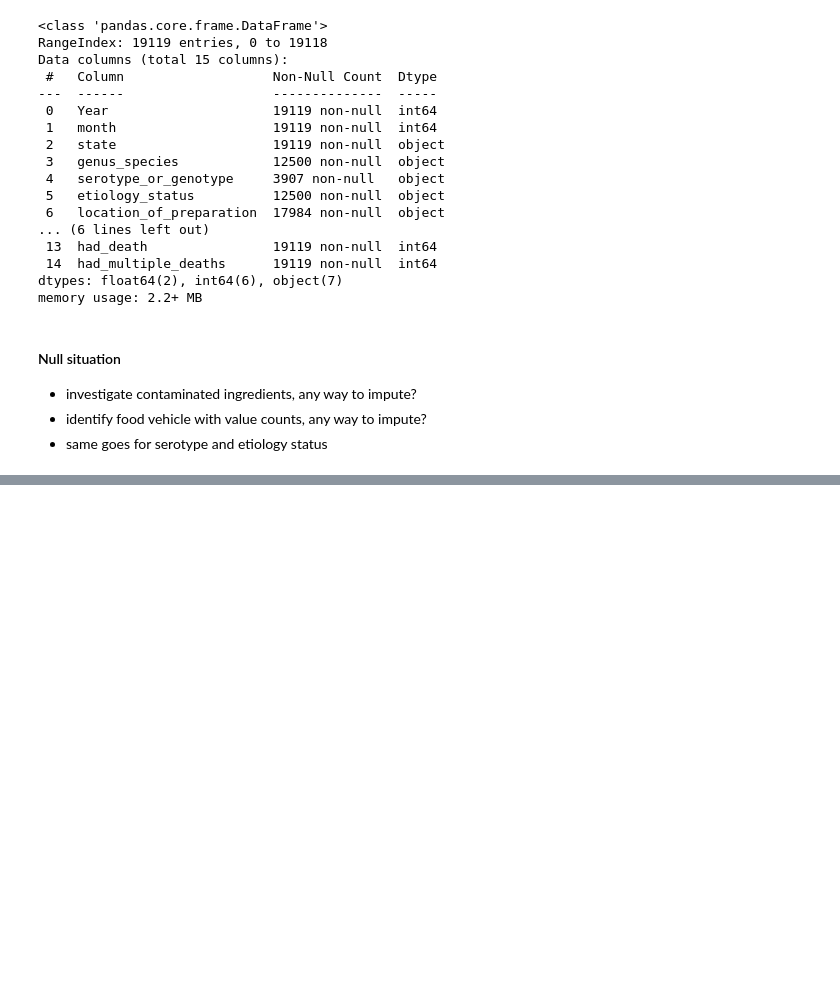
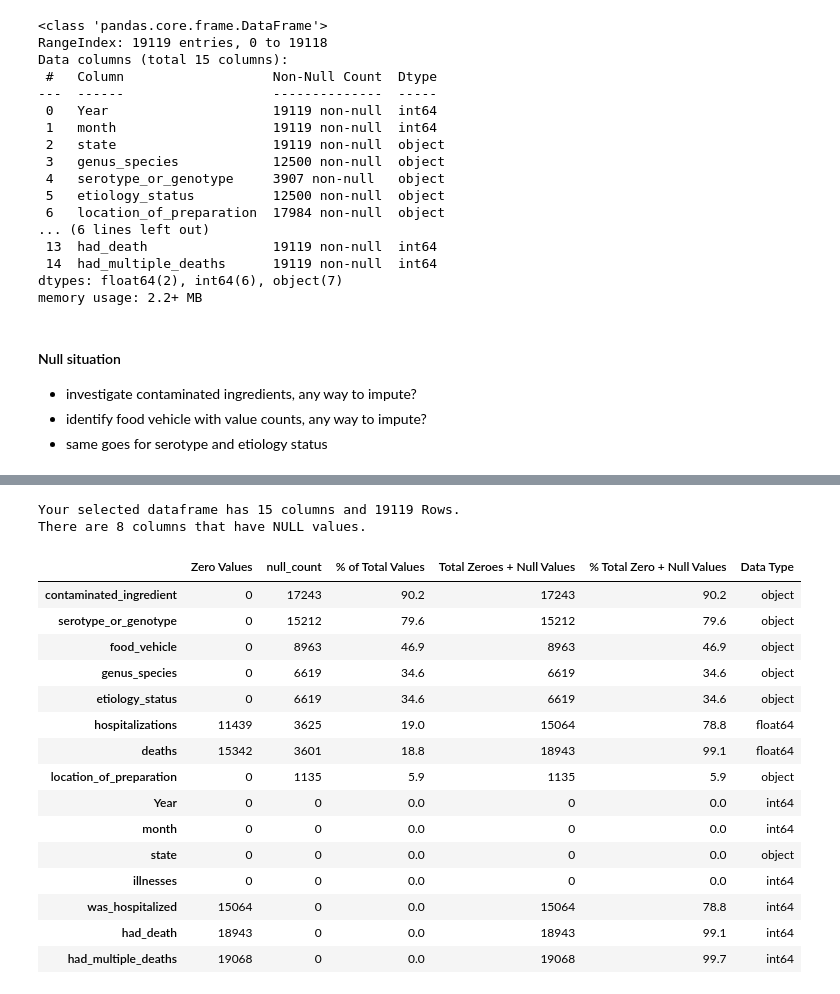
Before and after one commit to Aniastiti/food_poisoning, a Jupyter notebook: sandbox.ipynb, the cells around one changed output, grey strips where cells are left out. Cells and saved outputs as stored; diff of their text form; code cells hidden in the pictures; blank space fills up the shorter version.

```diff
--- a/sandbox.ipynb
+++ b/sandbox.ipynb
@@ -318,0 +330,21 @@ AttributeError: 'int' object has no attribute 'value_counts'
+# %%
+missing_values_table(df)
+# %% [output]
+Your selected dataframe has 15 columns and 19119 Rows.
+There are 8 columns that have NULL values.
+|  | Zero Values | null_count | % of Total Values | Total Zeroes + Null Values | % Total Zero + Null Values | Data Type |
+| contaminated_ingredient | 0 | 17243 | 90.2 | 17243 | 90.2 | object |
+| serotype_or_genotype | 0 | 15212 | 79.6 | 15212 | 79.6 | object |
+| food_vehicle | 0 | 8963 | 46.9 | 8963 | 46.9 | object |
+| genus_species | 0 | 6619 | 34.6 | 6619 | 34.6 | object |
+| etiology_status | 0 | 6619 | 34.6 | 6619 | 34.6 | object |
+| hospitalizations | 11439 | 3625 | 19.0 | 15064 | 78.8 | float64 |
+| deaths | 15342 | 3601 | 18.8 | 18943 | 99.1 | float64 |
+| location_of_preparation | 0 | 1135 | 5.9 | 1135 | 5.9 | object |
+| Year | 0 | 0 | 0.0 | 0 | 0.0 | int64 |
+| month | 0 | 0 | 0.0 | 0 | 0.0 | int64 |
+| state | 0 | 0 | 0.0 | 0 | 0.0 | object |
+| illnesses | 0 | 0 | 0.0 | 0 | 0.0 | int64 |
+| was_hospitalized | 15064 | 0 | 0.0 | 15064 | 78.8 | int64 |
+| had_death | 18943 | 0 | 0.0 | 18943 | 99.1 | int64 |
+| had_multiple_deaths | 19068 | 0 | 0.0 | 19068 | 99.7 | int64 |
```
Also changed, not shown: parts of 1 cell of this notebook.
